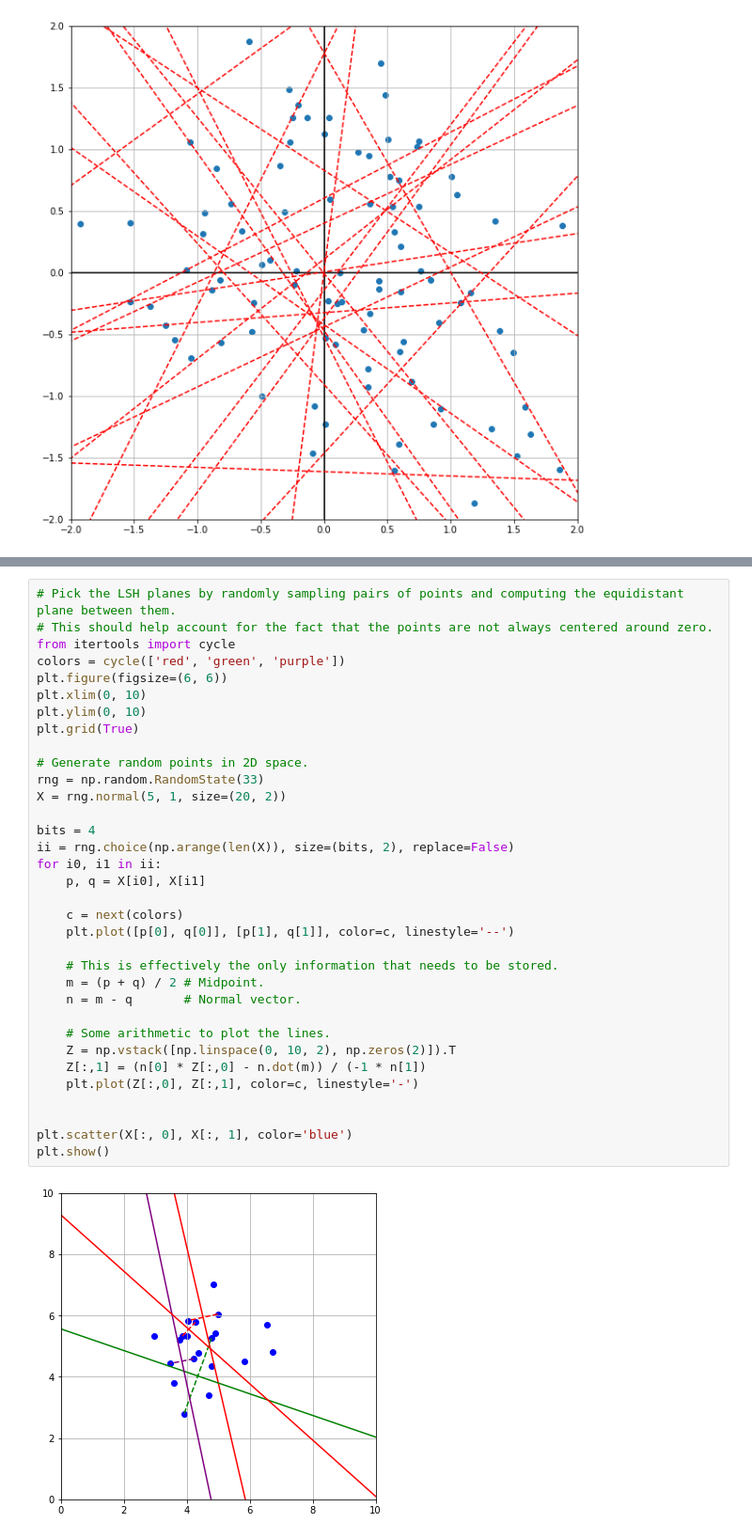
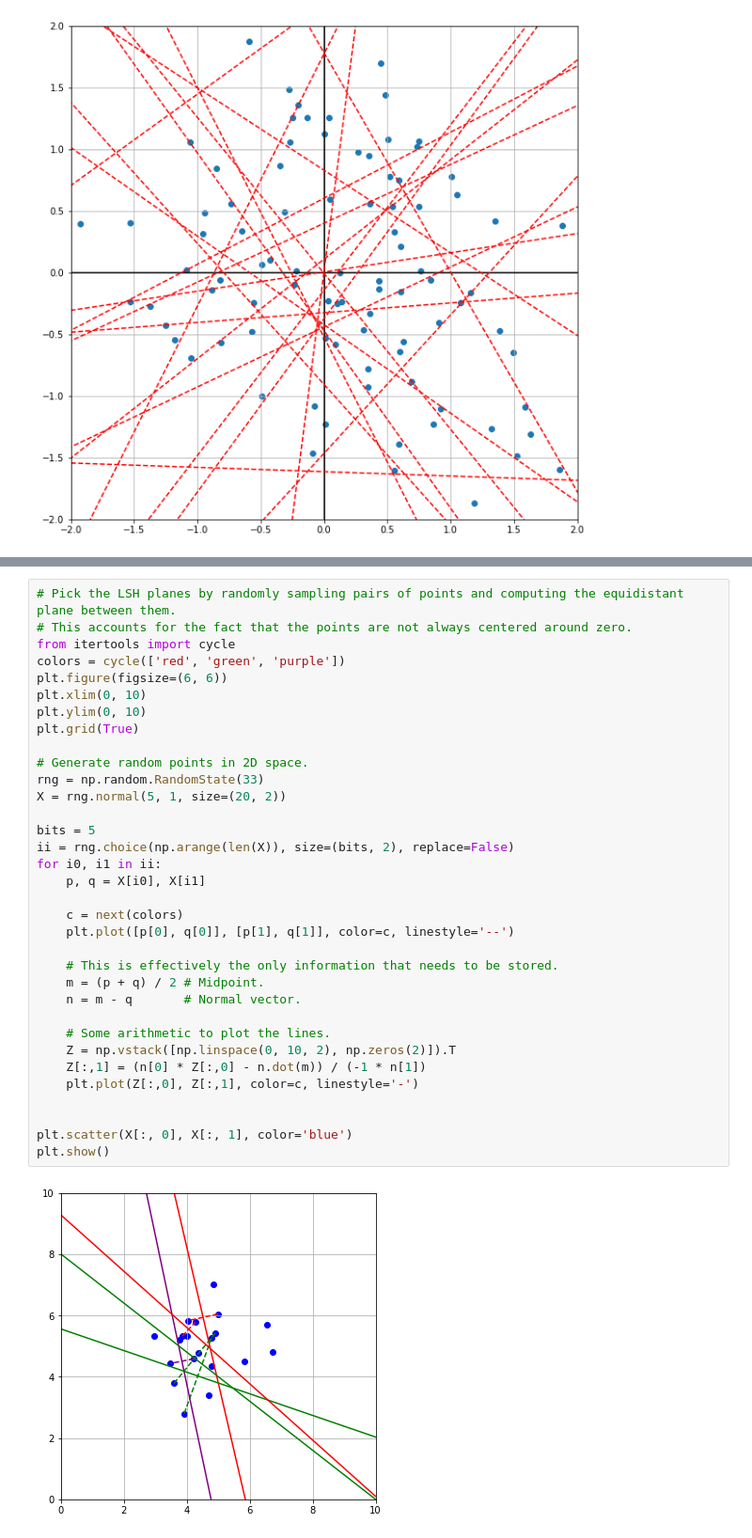
Before and after one commit to alexklibisz/elastik-nearest-neighbors, a Jupyter notebook: scratch/lsh-experiments/lsh-explore.ipynb, the cells around one changed output, grey strips where cells are left out. Shown at 94% size. Saved outputs shown, nothing was run; the diff lists cells and outputs as text.

```diff
--- a/scratch/lsh-experiments/lsh-explore.ipynb
+++ b/scratch/lsh-experiments/lsh-explore.ipynb
@@ -129,40 +112,40 @@ plt.show()
 [figure]
 # %%
 # Pick the LSH planes by randomly sampling pairs of points and computing the equidistant plane between them.
-# This should help account for the fact that the points are not always centered around zero.
+# This accounts for the fact that the points are not always centered around zero.
 from itertools import cycle
 colors = cycle(['red', 'green', 'purple'])
 plt.figure(figsize=(6, 6))
 plt.xlim(0, 10)
 plt.ylim(0, 10)
 plt.grid(True)
 
 # Generate random points in 2D space.
 rng = np.random.RandomState(33)
 X = rng.normal(5, 1, size=(20, 2))
 
-bits = 4
+bits = 5
 ii = rng.choice(np.arange(len(X)), size=(bits, 2), replace=False)
 for i0, i1 in ii:
     p, q = X[i0], X[i1]
 
     c = next(colors)
     plt.plot([p[0], q[0]], [p[1], q[1]], color=c, linestyle='--')
 
     # This is effectively the only information that needs to be stored.
     m = (p + q) / 2 # Midpoint.
     n = m - q       # Normal vector.
 
     # Some arithmetic to plot the lines.
     Z = np.vstack([np.linspace(0, 10, 2), np.zeros(2)]).T
     Z[:,1] = (n[0] * Z[:,0] - n.dot(m)) / (-1 * n[1])
     plt.plot(Z[:,0], Z[:,1], color=c, linestyle='-')
 
 
 plt.scatter(X[:, 0], X[:, 1], color='blue')
 plt.show()
 # %% [output]
-[figure, old version]
+[figure, new version]
 # %%
 # Packaging up the above implementation in a scikit-learn-style class.
 
```
Also changed, not shown: parts of 6 cells of this notebook.
